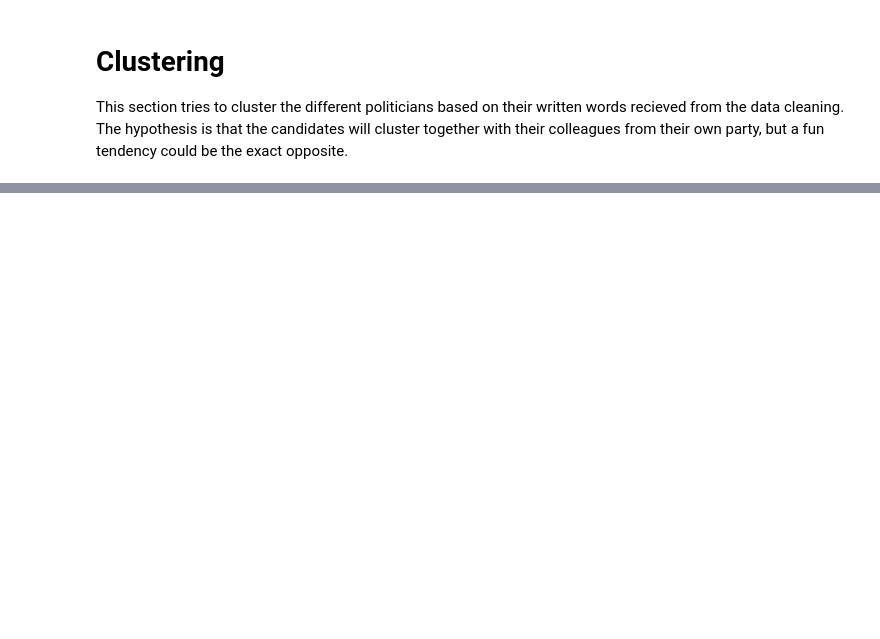
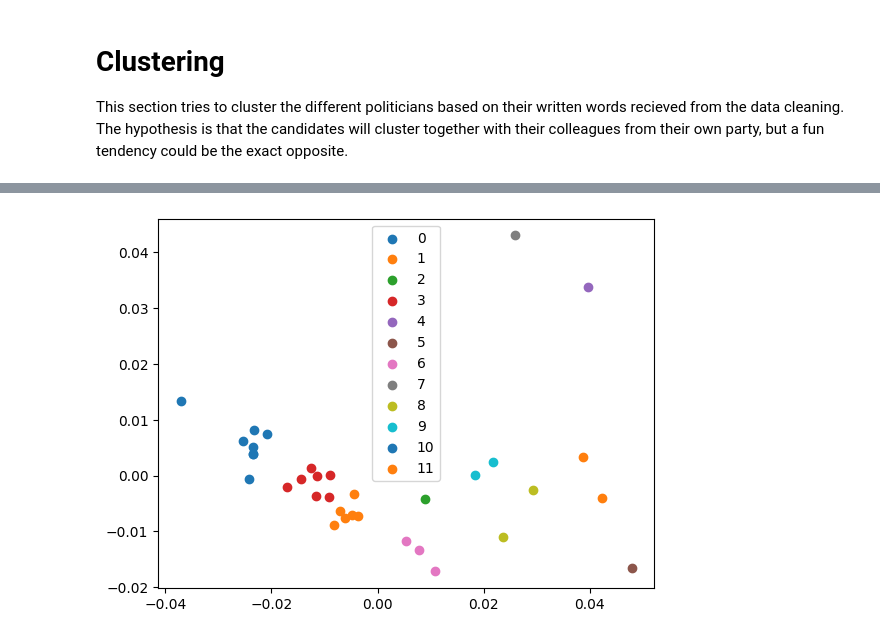
Before and after one commit to s180820/02807_dkpol, a Jupyter notebook: 02_clustering.ipynb, the cells around one changed output, grey strips where cells are left out. Saved outputs shown, nothing was run; the diff lists cells and outputs as text; code cells hidden in the pictures; blank space fills up the shorter version.

```diff
--- a/02_clustering.ipynb
+++ b/02_clustering.ipynb
@@ -17,0 +113,18 @@ data.head()
+# %%
+
+from sklearn.cluster import AgglomerativeClustering
+clustering = AgglomerativeClustering(n_clusters=12, linkage='ward').fit(df)
+labels = clustering.labels_
+
+#centroids = clustering.cluster_centers_
+u_labels = np.unique(label)
+
+#plotting the results:
+
+for i in u_labels:
+    plt.scatter(df[label == i , 0] , df[label == i , 1] , label = i)
+#plt.scatter(centroids[:,0] , centroids[:,1] , s = 80, color = 'k')
+plt.legend()
+plt.show()
+# %% [output]
+[figure, added]
```
Also changed, not shown: parts of 22 cells of this notebook, 1 other file.
